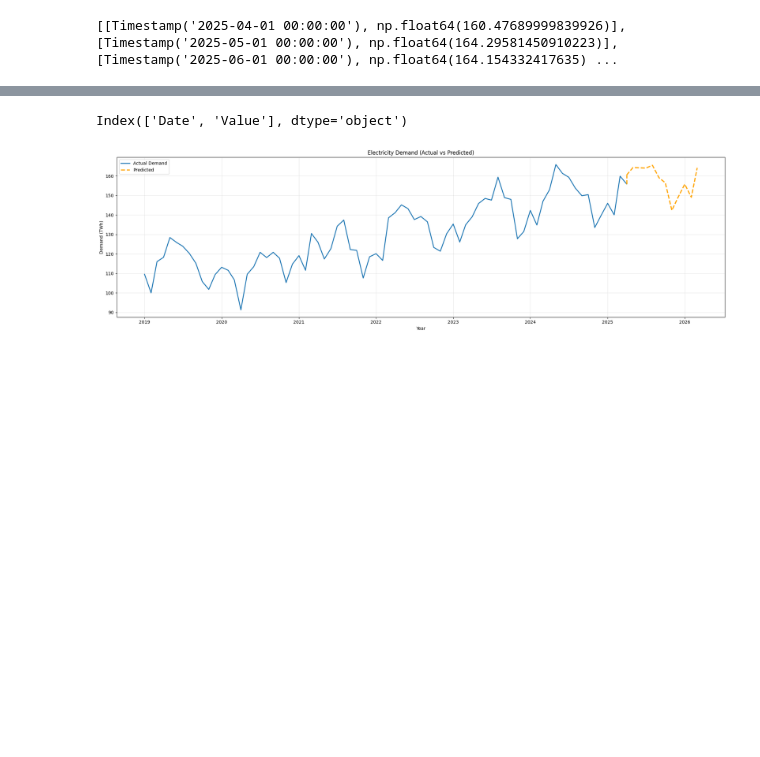
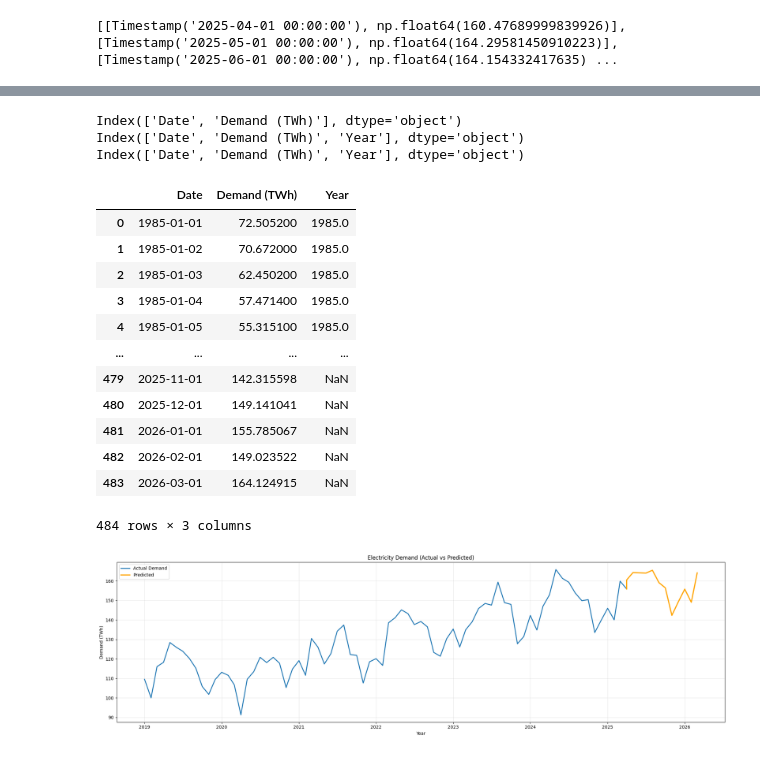
Before and after one commit to Stormbreaker06/Electricity-Demand-Time-Series-Analysis, a Jupyter notebook: Demand.ipynb, the cells around one changed output, grey strips where cells are left out. Drawn from its saved outputs; the diff is of its cells as text; code cells hidden in the pictures; blank space fills up the shorter version.

```diff
--- a/Demand.ipynb
+++ b/Demand.ipynb
@@ -271,5 +255,23 @@ df_predicted
 # %%
 print(df2.columns)
+print(demand.columns)
+print(df_predicted.columns)
+df_predicted
 # %% [output]
-Index(['Date', 'Value'], dtype='object')
+Index(['Date', 'Demand (TWh)'], dtype='object')
+Index(['Date', 'Demand (TWh)', 'Year'], dtype='object')
+Index(['Date', 'Demand (TWh)', 'Year'], dtype='object')
+|  | Date | Demand (TWh) | Year |
+| 0 | 1985-01-01 | 72.505200 | 1985.0 |
+| 1 | 1985-01-02 | 70.672000 | 1985.0 |
+| 2 | 1985-01-03 | 62.450200 | 1985.0 |
+| 3 | 1985-01-04 | 57.471400 | 1985.0 |
+| 4 | 1985-01-05 | 55.315100 | 1985.0 |
+| ... | ... | ... | ... |
+| 479 | 2025-11-01 | 142.315598 | NaN |
+| 480 | 2025-12-01 | 149.141041 | NaN |
+| 481 | 2026-01-01 | 155.785067 | NaN |
+| 482 | 2026-02-01 | 149.023522 | NaN |
+| 483 | 2026-03-01 | 164.124915 | NaN |
+484 rows × 3 columns
 # %%
```
Also changed, not shown: parts of 12 cells of this notebook.
